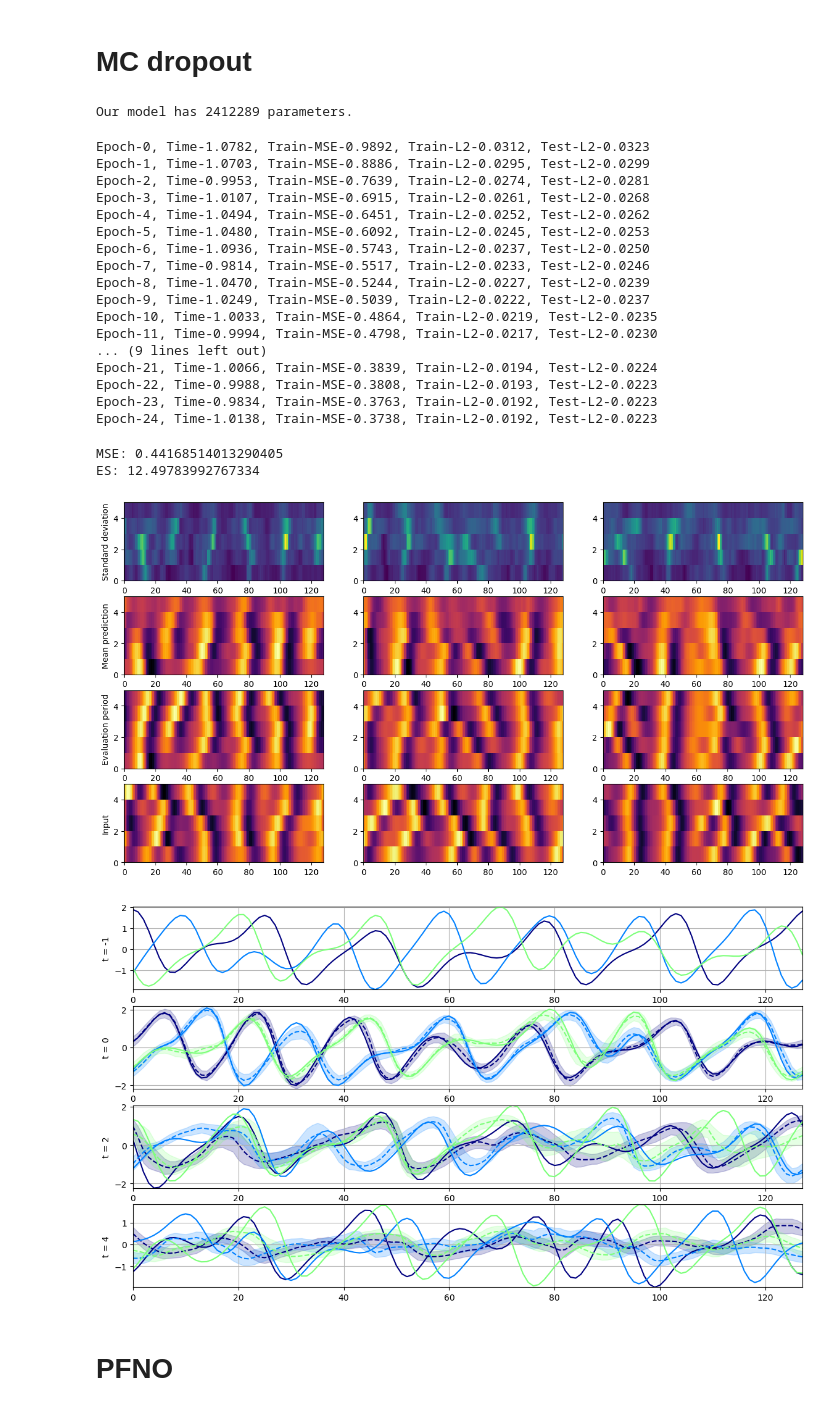
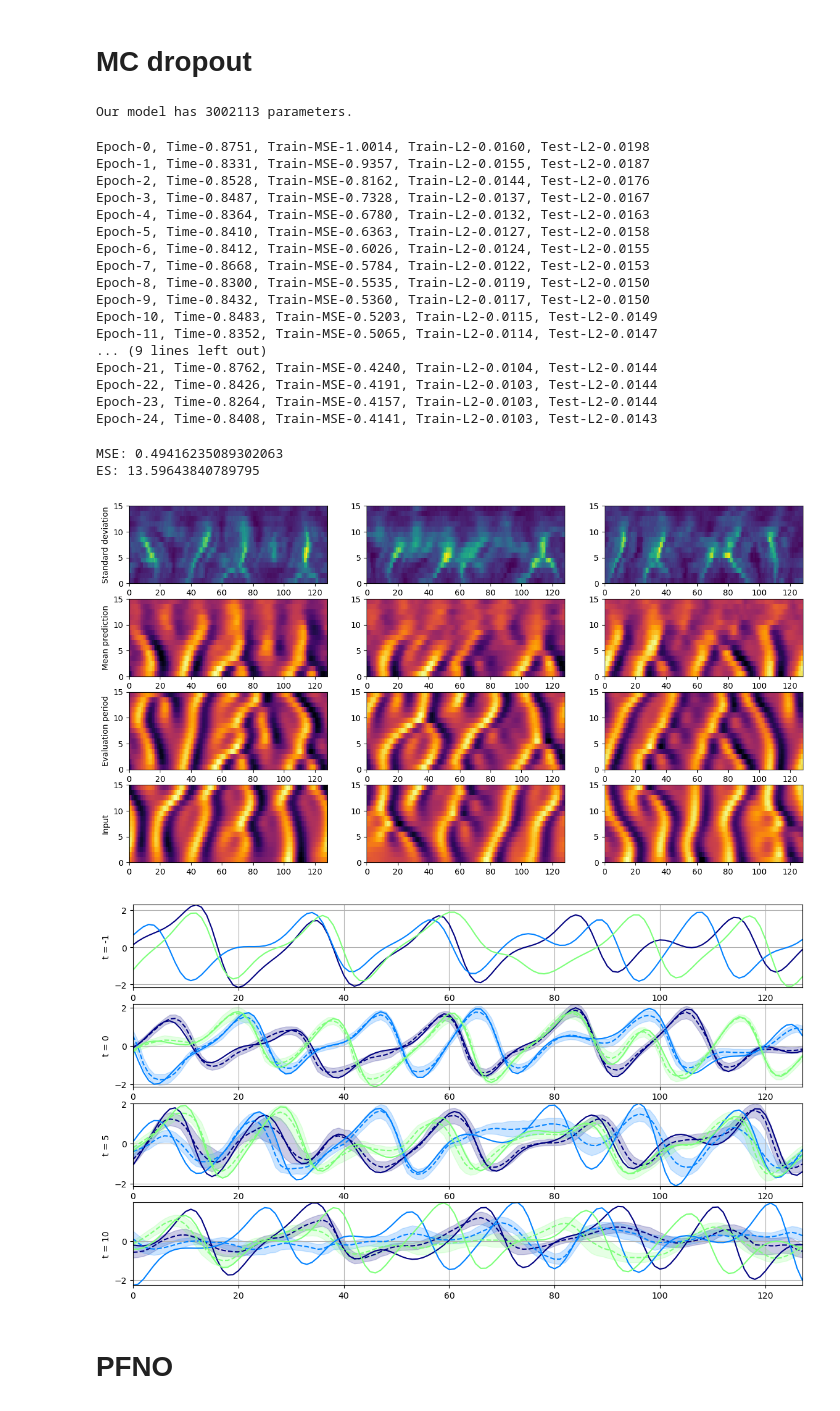
Before and after one commit to cbuelt/pfno, a Jupyter notebook: ks_test 1d_temporal.ipynb, the cells around one changed output. Saved outputs shown, nothing was run; the diff lists cells and outputs as text; code cells hidden in the pictures.

```diff
--- a/ks_test 1d_temporal.ipynb
+++ b/ks_test 1d_temporal.ipynb
@@ -19,13 +19,13 @@ device = torch.device("cuda" if torch.cuda.is_available() else "cpu")
 # %%
 # Subsampling rate
 sampling_rate = 2
-ntrain = 1500
-ntest = 150
-batch_size = 32
+ntrain = 2000
+ntest = 200
+batch_size = 64
 
-t_train= np.arange(5,10)
+t_train= np.arange(5,20)
 t_train_len = len(t_train)
-t_eval = np.arange(10,15)
+t_eval = np.arange(20,35)
 t_eval_len = len(t_eval)
 data = np.load("data/ks_1d_data.npy").astype(np.float32)
 # %%
@@ -78,7 +78,7 @@ energy_score = EnergyScore(d = 2, p = 2, type = "lp", L = [10.0,50.0])
 
 # Training parameters
 epochs = 25
-learning_rate = 0.0005
+learning_rate = 0.0007
 dropout_rate = 0.2
 # %% [markdown]
 # MC dropout
@@ -90,7 +90,7 @@ def generate_mc_samples(model, x, shape, n_samples=100):
             samples[...,i] = model(x).detach()
     return samples
 # %%
-model = FNO(n_modes=(8,16), hidden_channels=64, projection_channels=32,
+model = FNO(n_modes=(10,16), hidden_channels=64, projection_channels=32,
              in_channels = 2, use_mlp=True, mlp_dropout=dropout_rate)
 model = model.to(device)
 
@@ -98,7 +98,7 @@ n_params = count_model_params(model)
 print(f'\nOur model has {n_params} parameters.')
 sys.stdout.flush()
 # %% [output]
-Our model has 2412289 parameters.
+Our model has 3002113 parameters.
 # %%
 optimizer = torch.optim.Adam(model.parameters(),
                                 lr=learning_rate)
@@ -149,23 +149,23 @@ for ep in range(epochs):
     print('Epoch-{}, Time-{:0.4f}, Train-MSE-{:0.4f}, Train-L2-{:0.4f}, Test-L2-{:0.4f}'
           .format(ep, t2-t1, train_mse, train_l2, test_l2))
 # %% [output]
-Epoch-0, Time-1.0782, Train-MSE-0.9892, Train-L2-0.0312, Test-L2-0.0323
-Epoch-1, Time-1.0703, Train-MSE-0.8886, Train-L2-0.0295, Test-L2-0.0299
-Epoch-2, Time-0.9953, Train-MSE-0.7639, Train-L2-0.0274, Test-L2-0.0281
-Epoch-3, Time-1.0107, Train-MSE-0.6915, Train-L2-0.0261, Test-L2-0.0268
-Epoch-4, Time-1.0494, Train-MSE-0.6451, Train-L2-0.0252, Test-L2-0.0262
-Epoch-5, Time-1.0480, Train-MSE-0.6092, Train-L2-0.0245, Test-L2-0.0253
-Epoch-6, Time-1.0936, Train-MSE-0.5743, Train-L2-0.0237, Test-L2-0.0250
-Epoch-7, Time-0.9814, Train-MSE-0.5517, Train-L2-0.0233, Test-L2-0.0246
-Epoch-8, Time-1.0470, Train-MSE-0.5244, Train-L2-0.0227, Test-L2-0.0239
-Epoch-9, Time-1.0249, Train-MSE-0.5039, Train-L2-0.0222, Test-L2-0.0237
-Epoch-10, Time-1.0033, Train-MSE-0.4864, Train-L2-0.0219, Test-L2-0.0235
-Epoch-11, Time-0.9994, Train-MSE-0.4798, Train-L2-0.0217, Test-L2-0.0230
+Epoch-0, Time-0.8751, Train-MSE-1.0014, Train-L2-0.0160, Test-L2-0.0198
+Epoch-1, Time-0.8331, Train-MSE-0.9357, Train-L2-0.0155, Test-L2-0.0187
+Epoch-2, Time-0.8528, Train-MSE-0.8162, Train-L2-0.0144, Test-L2-0.0176
+Epoch-3, Time-0.8487, Train-MSE-0.7328, Train-L2-0.0137, Test-L2-0.0167
+Epoch-4, Time-0.8364, Train-MSE-0.6780, Train-L2-0.0132, Test-L2-0.0163
+Epoch-5, Time-0.8410, Train-MSE-0.6363, Train-L2-0.0127, Test-L2-0.0158
+Epoch-6, Time-0.8412, Train-MSE-0.6026, Train-L2-0.0124, Test-L2-0.0155
+Epoch-7, Time-0.8668, Train-MSE-0.5784, Train-L2-0.0122, Test-L2-0.0153
+Epoch-8, Time-0.8300, Train-MSE-0.5535, Train-L2-0.0119, Test-L2-0.0150
+Epoch-9, Time-0.8432, Train-MSE-0.5360, Train-L2-0.0117, Test-L2-0.0150
+Epoch-10, Time-0.8483, Train-MSE-0.5203, Train-L2-0.0115, Test-L2-0.0149
+Epoch-11, Time-0.8352, Train-MSE-0.5065, Train-L2-0.0114, Test-L2-0.0147
 ... (9 lines left out)
-Epoch-21, Time-1.0066, Train-MSE-0.3839, Train-L2-0.0194, Test-L2-0.0224
-Epoch-22, Time-0.9988, Train-MSE-0.3808, Train-L2-0.0193, Test-L2-0.0223
-Epoch-23, Time-0.9834, Train-MSE-0.3763, Train-L2-0.0192, Test-L2-0.0223
-Epoch-24, Time-1.0138, Train-MSE-0.3738, Train-L2-0.0192, Test-L2-0.0223
+Epoch-21, Time-0.8762, Train-MSE-0.4240, Train-L2-0.0104, Test-L2-0.0144
+Epoch-22, Time-0.8426, Train-MSE-0.4191, Train-L2-0.0103, Test-L2-0.0144
+Epoch-23, Time-0.8264, Train-MSE-0.4157, Train-L2-0.0103, Test-L2-0.0144
+Epoch-24, Time-0.8408, Train-MSE-0.4141, Train-L2-0.0103, Test-L2-0.0143
 # %%
 # %%
 model.train()
@@ -187,8 +187,8 @@ es_dropout = energy_score(pred, y_test).item()
 print('MSE:', mse_dropout)
 print('ES:', es_dropout)
 # %% [output]
-MSE: 0.44168514013290405
-ES: 12.49783992767334
+MSE: 0.49416235089302063
+ES: 13.59643840789795
 # %%
 # Example plot
 n_samples = np.random.randint(0,ntest,3)
@@ -205,43 +205,43 @@ labels = ["Input", "Evaluation period", "Mean prediction", "Standard deviation"]
 for i in range(4):
     axs[i,0].set_ylabel(labels[3-i])
 # %% [output]
-[figure, old version]
+[figure, new version]
 # %%
 # Example plot
 n_samples = np.random.randint(0,ntest,3)
 
 colormap = plt.cm.jet
 colors = [colormap(i) for i in np.linspace(0, 1, 5)]
 
 """ Plotting """
 fig, axs = plt.subplots(4, 1, figsize = (14, 8))
 for i, sample in enumerate(n_samples):
     axs[0].plot(x_test[i,0, 4], color=colors[i], label='Actual')
     axs[0].set_ylabel("t = -1")
     t = 0
     axs[1].plot(y_test[i, 0, t], color=colors[i], label='Actual')
     axs[1].plot(pred[i,0, t].mean(axis = -1).cpu().numpy(), '--', color=colors[i], label='Prediction')
     axs[1].fill_between(np.arange(0, size_x), pred[i,0,t].quantile(0.025, axis = -1),
                         pred[i,0,t].quantile(0.975, axis = -1) , color=colors[i], alpha=0.2)
     axs[1].set_ylabel(f"t = {t}")
-    t = 2
+    t = 5
     axs[2].plot(y_test[i, 0, t], color=colors[i], label='Actual')
     axs[2].plot(pred[i,0, t].mean(axis = -1).cpu().numpy(), '--', color=colors[i], label='Prediction')
     axs[2].fill_between(np.arange(0, size_x), pred[i,0,t].quantile(0.025, axis = -1),
                         pred[i,0,t].quantile(0.975, axis = -1) , color=colors[i], alpha=0.2)
     axs[2].set_ylabel(f"t = {t}")
-    t = 4
+    t = 10
     axs[3].plot(y_test[i, 0, t], color=colors[i], label='Actual')
     axs[3].plot(pred[i,0, t].mean(axis = -1).cpu().numpy(), '--', color=colors[i], label='Prediction')
     axs[3].fill_between(np.arange(0, size_x), pred[i,0,t].quantile(0.025, axis = -1),
                         pred[i,0,t].quantile(0.975, axis = -1) , color=colors[i], alpha=0.2)
     axs[3].set_ylabel(f"t = {t}")
 
 for i in range(4):
     axs[i].grid(True)
     axs[i].margins(0)
 # %% [output]
-[figure, old version]
+[figure, new version]
 # %% [markdown]
 # PFNO
 # %%
```
Also changed, not shown: parts of 7 cells of this notebook, 1 other file.
